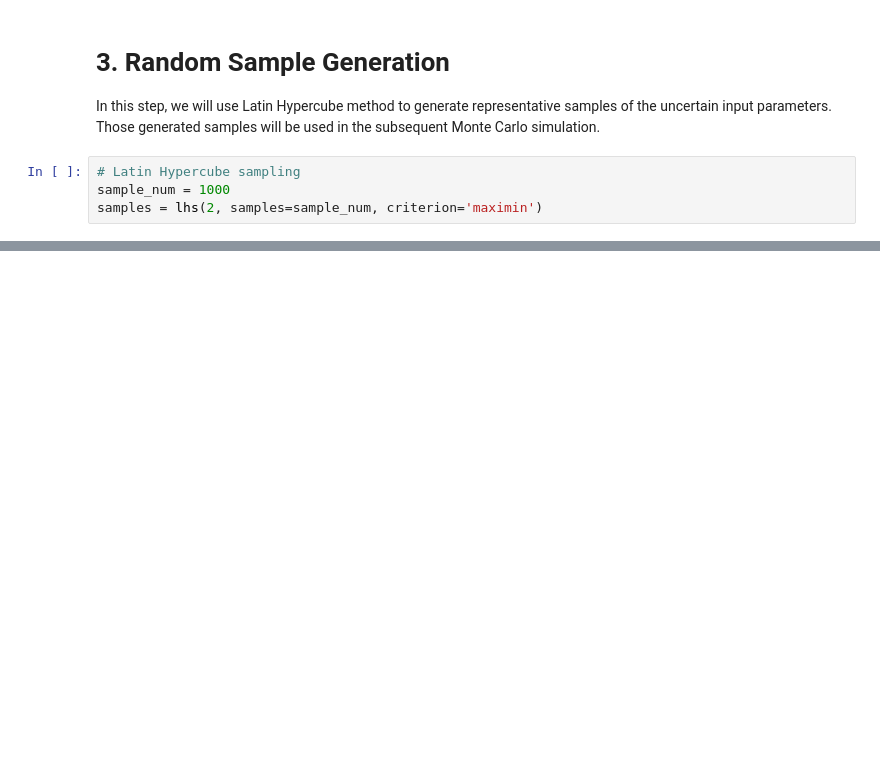
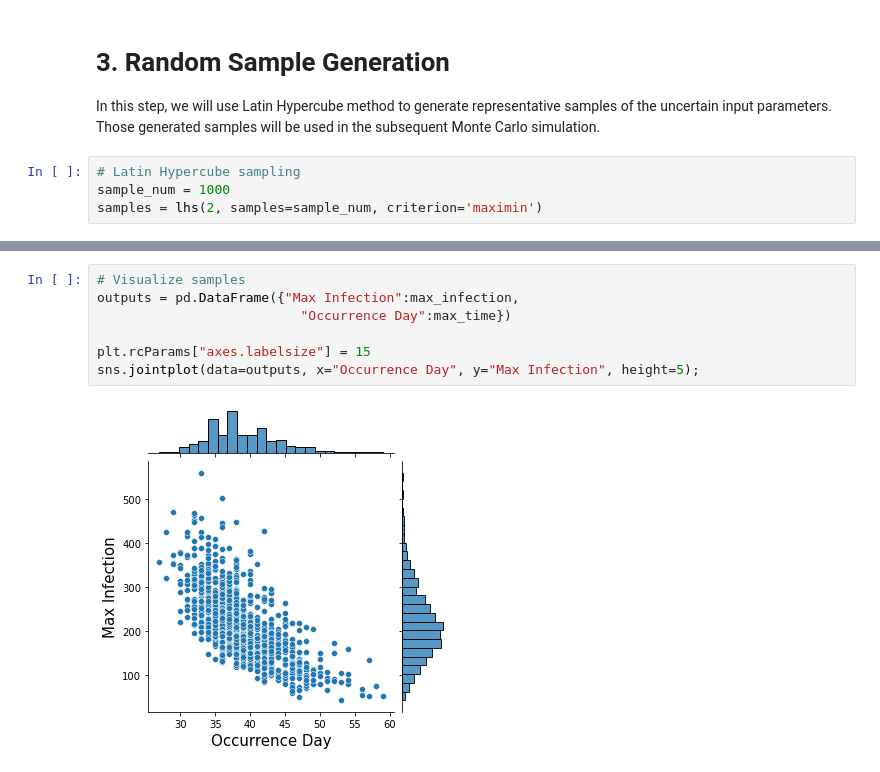
Before and after one commit to ShuaiGuo16/Forward_UQ, a Jupyter notebook: Forward_UQ_Tutorial.ipynb, the cells around one changed output, grey strips where cells are left out. Drawn from its saved outputs; the diff is of its cells as text; blank space fills up the shorter version.

```diff
--- a/Forward_UQ_Tutorial.ipynb
+++ b/Forward_UQ_Tutorial.ipynb
@@ -148,0 +153,9 @@ for i in range(1):
+# %%
+# Visualize samples
+outputs = pd.DataFrame({"Max Infection":max_infection,
+                          "Occurrence Day":max_time})
+
+plt.rcParams["axes.labelsize"] = 15
+sns.jointplot(data=outputs, x="Occurrence Day", y="Max Infection", height=5);
+# %% [output]
+[figure, added]
```
Also changed, not shown: parts of 6 cells of this notebook.
